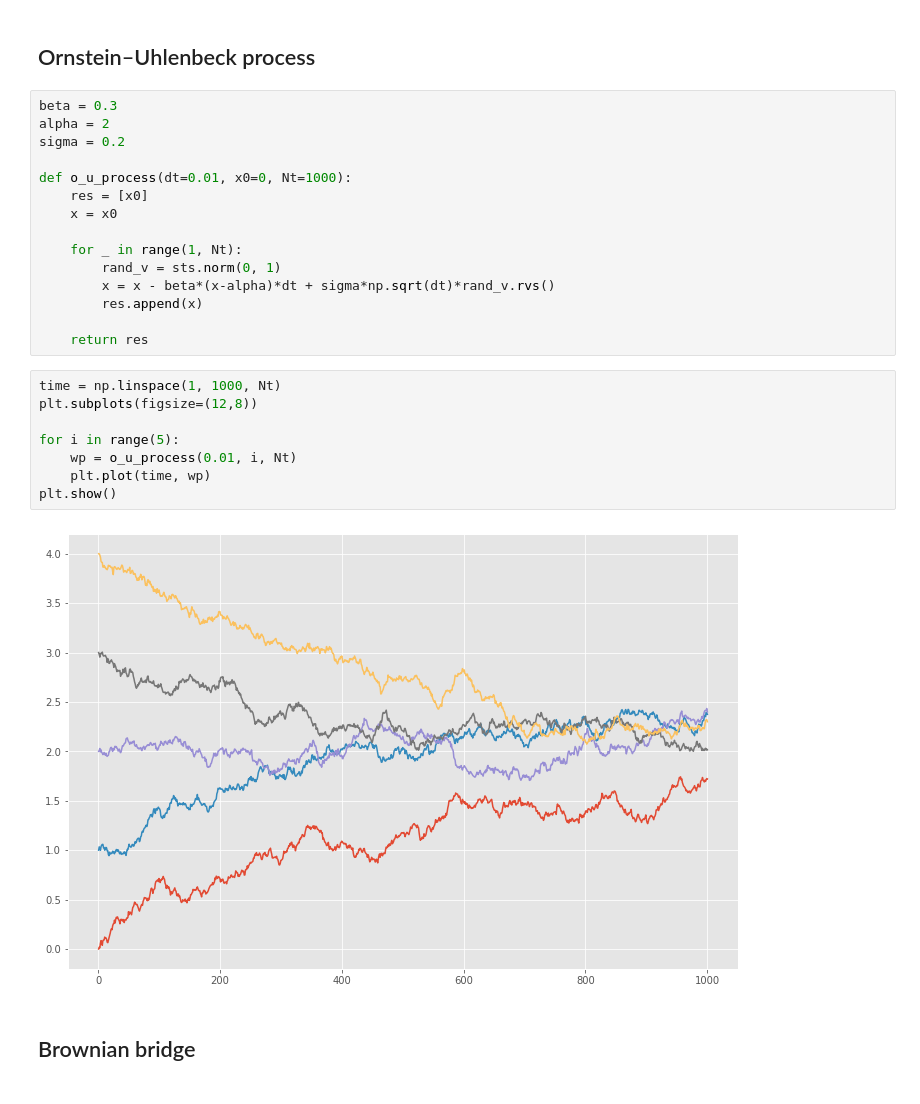
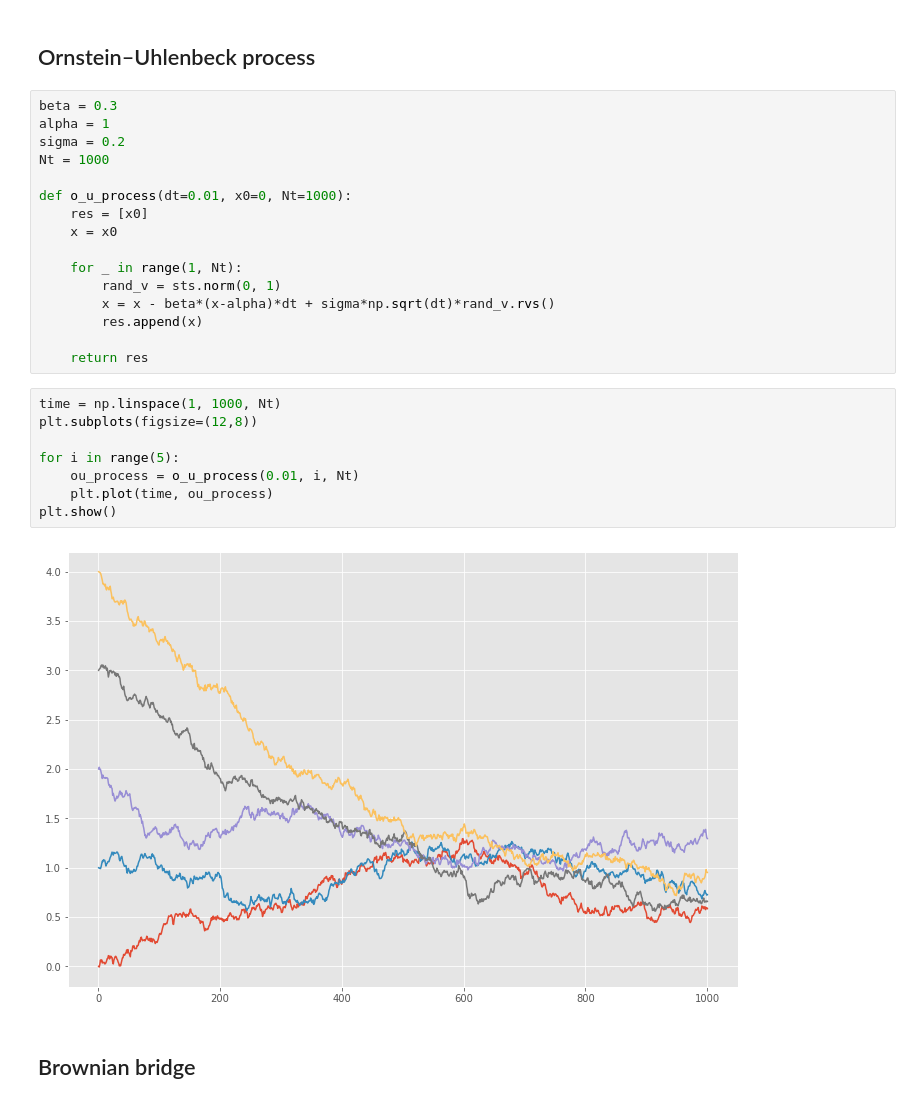
Before and after one commit to kirillzx/Math-projects, a Jupyter notebook: Stochastic Differential Equations/Stochastic_DE.ipynb, the cells around one changed output. Cells and saved outputs as stored; diff of their text form.

```diff
--- a/Stochastic Differential Equations/Stochastic_DE.ipynb
+++ b/Stochastic Differential Equations/Stochastic_DE.ipynb
@@ -87,8 +87,9 @@ wp[t]*t/2 + (rand_eta.rvs()*t**(3/2))/(2*np.sqrt(3))
 ## Ornstein–Uhlenbeck process
 # %%
 beta = 0.3
-alpha = 2
+alpha = 1
 sigma = 0.2
+Nt = 1000
 
 def o_u_process(dt=0.01, x0=0, Nt=1000):
     res = [x0]
@@ -103,13 +104,13 @@ def o_u_process(dt=0.01, x0=0, Nt=1000):
 # %%
 time = np.linspace(1, 1000, Nt)
 plt.subplots(figsize=(12,8))
 
 for i in range(5):
-    wp = o_u_process(0.01, i, Nt)
-    plt.plot(time, wp)
+    ou_process = o_u_process(0.01, i, Nt)
+    plt.plot(time, ou_process)
 plt.show()
 # %% [output]
-[figure, old version]
+[figure, new version]
 # %% [markdown]
 ## Brownian bridge
 # %%
```
Also changed, not shown: parts of 7 cells of this notebook, 1 other file.
